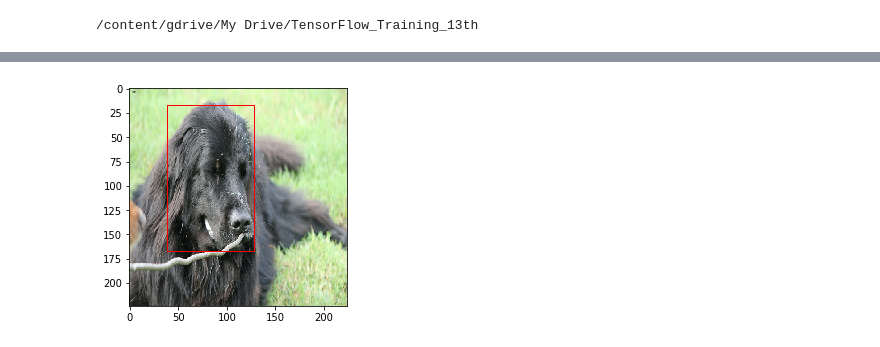
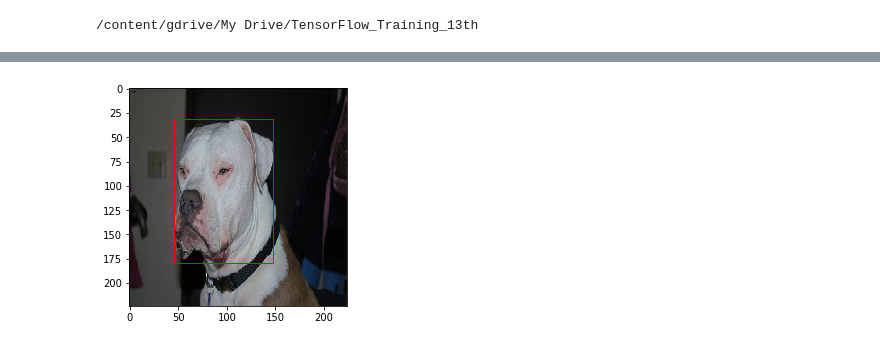
Before and after one commit to jwlee-ml/TensorFlow_Training_13th, a Jupyter notebook: 8_2_oxford_pet_localization.ipynb, the cells around one changed output, grey strips where cells are left out. Drawn from its saved outputs; the diff is of its cells as text; code cells hidden in the pictures.

```diff
--- a/8_2_oxford_pet_localization.ipynb
+++ b/8_2_oxford_pet_localization.ipynb
@@ -61,7 +67,7 @@ def _parse_function(tfrecord_serialized):
               'x': tf.io.FixedLenFeature([], tf.float32),
               'y': tf.io.FixedLenFeature([], tf.float32),
               'w': tf.io.FixedLenFeature([], tf.float32),
-              'h': tf.io.FixedLenFeature([], tf.float32),
+              'h': tf.io.FixedLenFeature([], tf.float32)
              }
     parsed_features = tf.io.parse_single_example(tfrecord_serialized, features)
 
@@ -88,30 +95,31 @@ train_dataset = train_dataset.shuffle(buffer_size=n_train*2).prefetch(
 val_dataset = tf.data.TFRecordDataset(tfr_val_dir)
 val_dataset = val_dataset.map(_parse_function, num_parallel_calls=8)
 val_dataset = val_dataset.prefetch(buffer_size=batch_size).batch(batch_size)
+val_dataset = val_dataset.apply(tf.data.experimental.ignore_errors())
 # %%
 ## train dataset에서 1개의 image와 bbox를 읽어서 확인
-for image, gt in train_dataset.take(1):
+for image, gt in val_dataset.take(1):
 
     '''그림을 그리기 위해서 bbox의 왼쪽 위 꼭지점 좌표를 계산하고,
     xmin, ymin, w, h 각각을 image size에 맞게 scaling'''
     x = gt[:,0]
     y = gt[:,1]
     w = gt[:,2]
     h = gt[:,3]
     xmin = x[0].numpy() - w[0].numpy()/2.
     ymin = y[0].numpy() - h[0].numpy()/2.
     rect_x = int(xmin * img_size)
     rect_y = int(ymin * img_size)
     rect_w = int(w[0].numpy() * img_size)
     rect_h = int(h[0].numpy() * img_size)
 
     ## 그림 그리기
     rect = Rectangle((rect_x, rect_y), rect_w, rect_h, fill=False, color='red')
     plt.axes().add_patch(rect)
     plt.imshow(image[0])
     plt.show()
 # %% [output]
-[figure, old version]
+[figure, new version]
 # %%
 ## MobileNet V2의 pretrained model을 load
 conv_base = MobileNetV2(weights='imagenet', include_top=False, input_shape=(img_size, img_size, 3))
```
Also changed, not shown: parts of 6 cells of this notebook, 1 other file.
